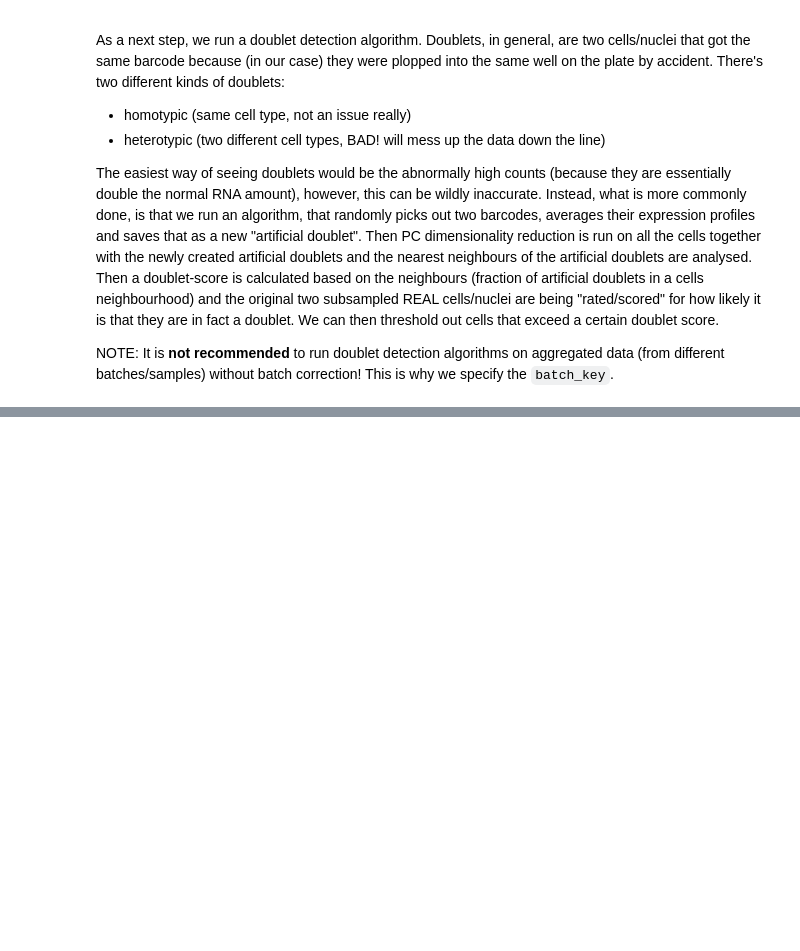
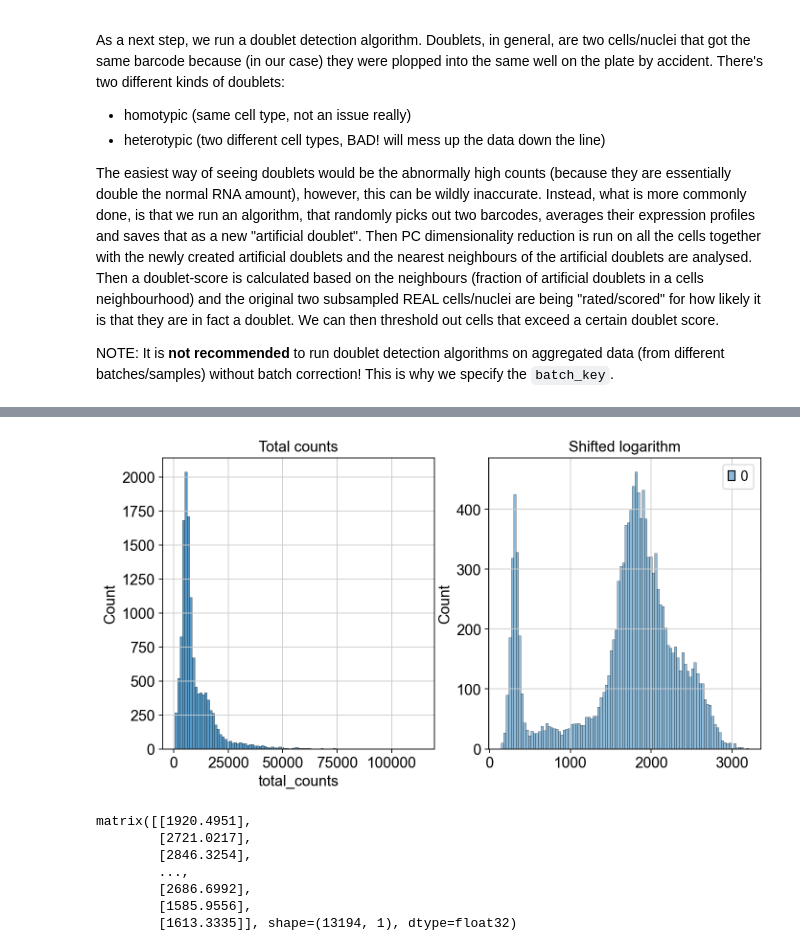
Before and after one commit to JohannKorn/MasterThesisJohann, a Jupyter notebook: ScanPy_Tutorial.ipynb, the cells around one changed output, grey strips where cells are left out. Cells and saved outputs as stored; diff of their text form; code cells hidden in the pictures; blank space fills up the shorter version.

```diff
--- a/ScanPy_Tutorial.ipynb
+++ b/ScanPy_Tutorial.ipynb
@@ -24,11 +26,14 @@ sc.settings.set_figure_params(
 ScanPy has methods for reading different sequencing files. The one we use is ".h5ad" which is commonly used with ScanPy I think. Here we simply plug in the raw data file paths and call the read function.
 # %%
 # Reading the raw data into a quick dictionary
-adatas = {"s1d1": sc.read_10x_h5(r"C:\Users\Johann\Documents\Coding\s1d1_filtered_feature_bc_matrix.h5"),
-          "s1d3": sc.read_10x_h5(r"C:\Users\Johann\Documents\Coding\s1d3_filtered_feature_bc_matrix.h5")}
+adatas = {"s1d1": sc.read_10x_h5(r"C:\Users\Johann\Documents\Coding\Python\Master Thesis\Data\s1d1_filtered_feature_bc_matrix.h5"),
+          "s1d3": sc.read_10x_h5(r"C:\Users\Johann\Documents\Coding\Python\Master Thesis\Data\s1d3_filtered_feature_bc_matrix.h5")}
 
 adatas["s1d1"].var_names_make_unique()
 adatas["s1d3"].var_names_make_unique()
 
 adata = ad.concat(adatas, label= "sample")
 adata.obs_names_make_unique() # Because we merge two files, we get duplicates
+
+# Show size of the two samples
+print(adata.obs["sample"].value_counts())
@@ -247,0 +259,30 @@ Okay okay, ja. Normal, what is normal, nothings normal!
+# %%
+# SHIFTED LOGARITHM METHOD
+
+# Normalizing by the median
+scaled_counts = sc.pp.normalize_total(adata, target_sum=None, inplace=False)
+# log1p transform
+adata.layers["log1p_norm"] = sc.pp.log1p(scaled_counts["X"], copy=True)
+
+# Plotting
+fig, axes = plt.subplots(1, 2, figsize=(10, 5))
+
+sns.histplot(adata.obs["total_counts"], bins=100, kde=False, ax=axes[0])
+axes[0].set_title("Total counts")
+
+sns.histplot(adata.layers["log1p_norm"].sum(1), bins=100, kde=False, ax=axes[1])
+axes[1].set_title("Shifted logarithm")
+
+plt.show()
+
+adata.layers["log1p_norm"].sum(1) #this sums the counts of the actual matrix row wise (horizontally)
+# Because when we created the layer we only saved the .X of the AnnData object (??)
+# %% [output]
+[figure, added]
+matrix([[1920.4951],
+        [2721.0217],
+        [2846.3254],
+        ...,
+        [2686.6992],
+        [1585.9556],
+        [1613.3335]], shape=(13194, 1), dtype=float32)
```
Also changed, not shown: parts of 10 cells of this notebook, 1 other file.
